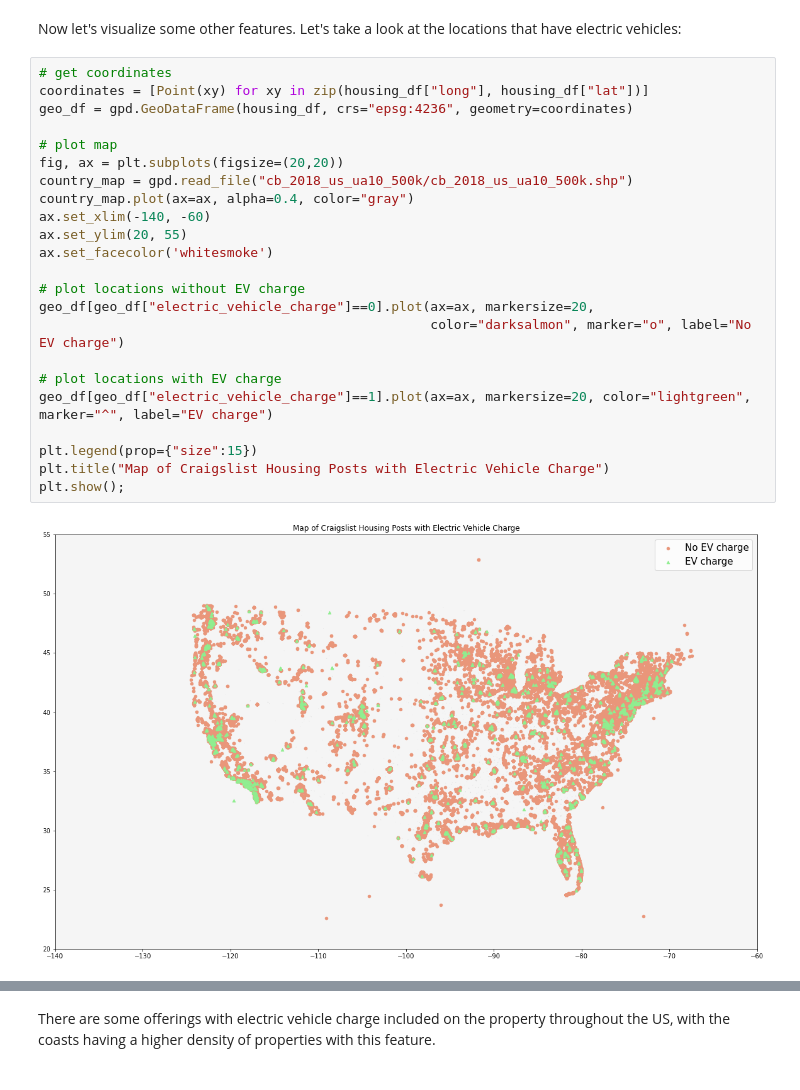
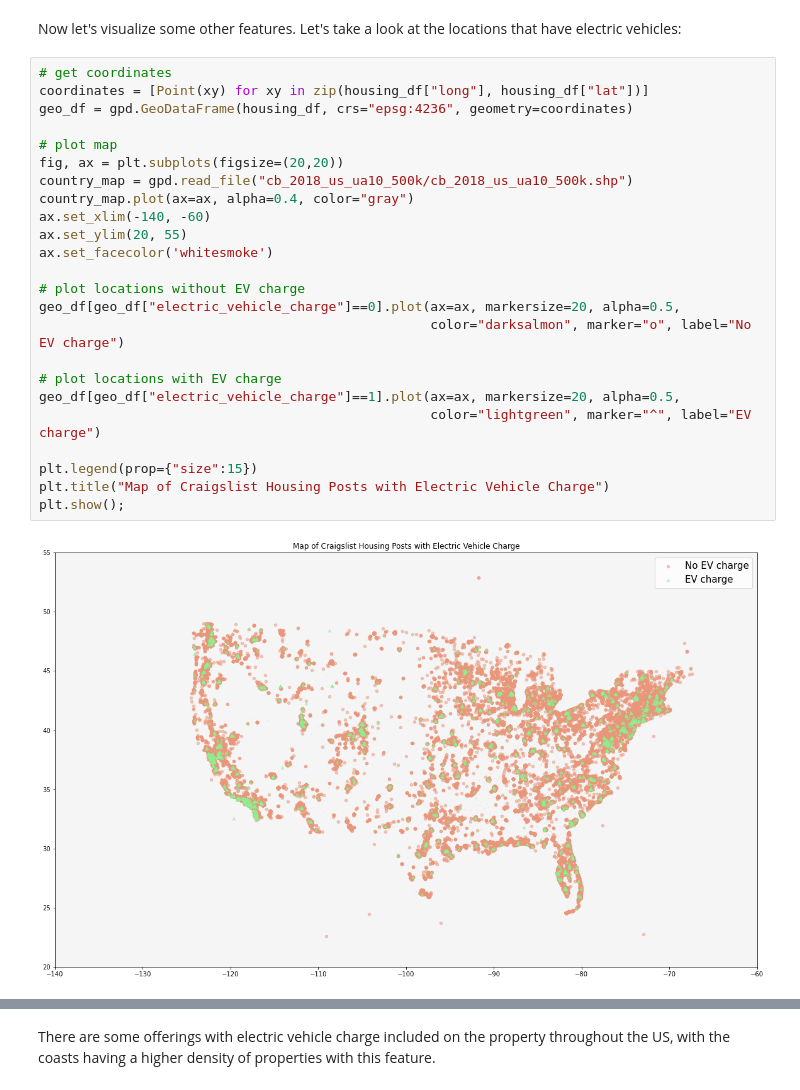
Before and after one commit to bmensah/springboard, a Jupyter notebook: DataStorytelling/data_storytelling.ipynb, the cells around one changed output, grey strips where cells are left out. Drawn from its saved outputs; the diff is of its cells as text.

```diff
--- a/DataStorytelling/data_storytelling.ipynb
+++ b/DataStorytelling/data_storytelling.ipynb
@@ -338,28 +338,29 @@ Now let's visualize some other features. Let's take a look at the locations that
 # %%
 # get coordinates
 coordinates = [Point(xy) for xy in zip(housing_df["long"], housing_df["lat"])]
 geo_df = gpd.GeoDataFrame(housing_df, crs="epsg:4236", geometry=coordinates)
 
 # plot map
 fig, ax = plt.subplots(figsize=(20,20))
 country_map = gpd.read_file("cb_2018_us_ua10_500k/cb_2018_us_ua10_500k.shp")
 country_map.plot(ax=ax, alpha=0.4, color="gray")
 ax.set_xlim(-140, -60)
 ax.set_ylim(20, 55)
 ax.set_facecolor('whitesmoke')
 
 # plot locations without EV charge
-geo_df[geo_df["electric_vehicle_charge"]==0].plot(ax=ax, markersize=20,
+geo_df[geo_df["electric_vehicle_charge"]==0].plot(ax=ax, markersize=20, alpha=0.5,
                                                   color="darksalmon", marker="o", label="No EV charge")
 
 # plot locations with EV charge
-geo_df[geo_df["electric_vehicle_charge"]==1].plot(ax=ax, markersize=20, color="lightgreen", marker="^", label="EV charge")
+geo_df[geo_df["electric_vehicle_charge"]==1].plot(ax=ax, markersize=20, alpha=0.5,
+                                                  color="lightgreen", marker="^", label="EV charge")
 
 plt.legend(prop={"size":15})
 plt.title("Map of Craigslist Housing Posts with Electric Vehicle Charge")
 plt.show();
 # %% [output]
-[figure, old version]
+[figure, new version]
 # %%
 housing_df.electric_vehicle_charge.value_counts()
 # %% [output]
```
Also changed, not shown: parts of 11 cells of this notebook.
